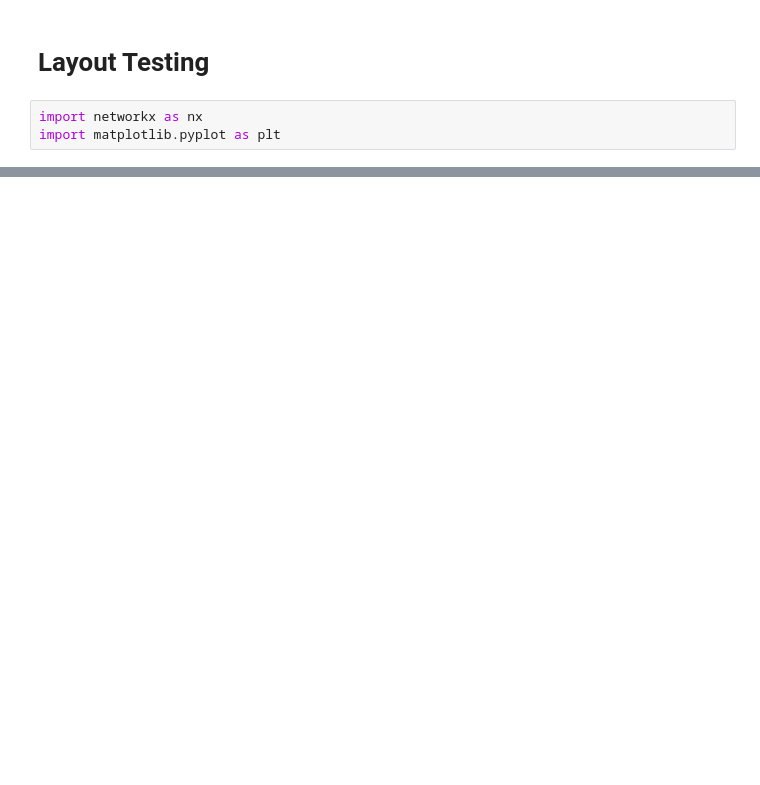
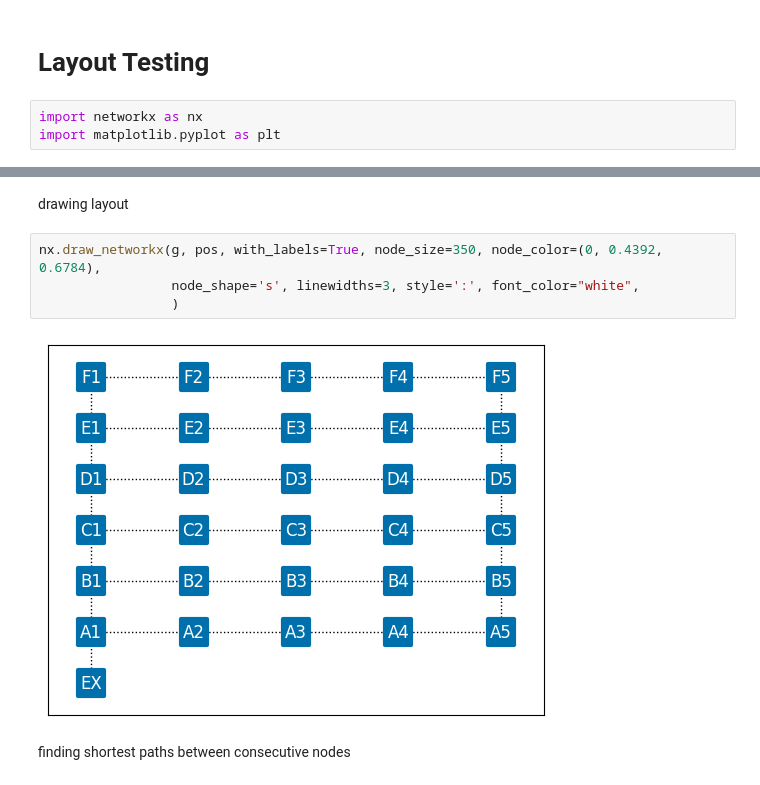
Before and after one commit to bbranlund42/Grocery-Shopping-Assistive-Chatbot, a Jupyter notebook: test_code/layout.ipynb, the cells around one changed output, grey strips where cells are left out. Saved outputs shown, nothing was run; the diff lists cells and outputs as text; blank space fills up the shorter version.

Commit message:
update layout test

```diff
--- a/test_code/layout.ipynb
+++ b/test_code/layout.ipynb
@@ -63,3 +71,13 @@ pos = {
     "F4": (3, 5),
     "F5": (4, 5)
 }
+# %% [markdown]
+drawing layout
+# %%
+nx.draw_networkx(g, pos, with_labels=True, node_size=350, node_color=(0, 0.4392, 0.6784),
+                 node_shape='s', linewidths=3, style=':', font_color="white",
+                 )
+# %% [output]
+[figure, added]
+# %% [markdown]
+finding shortest paths between consecutive nodes
```
Also changed, not shown: parts of 11 cells of this notebook.
